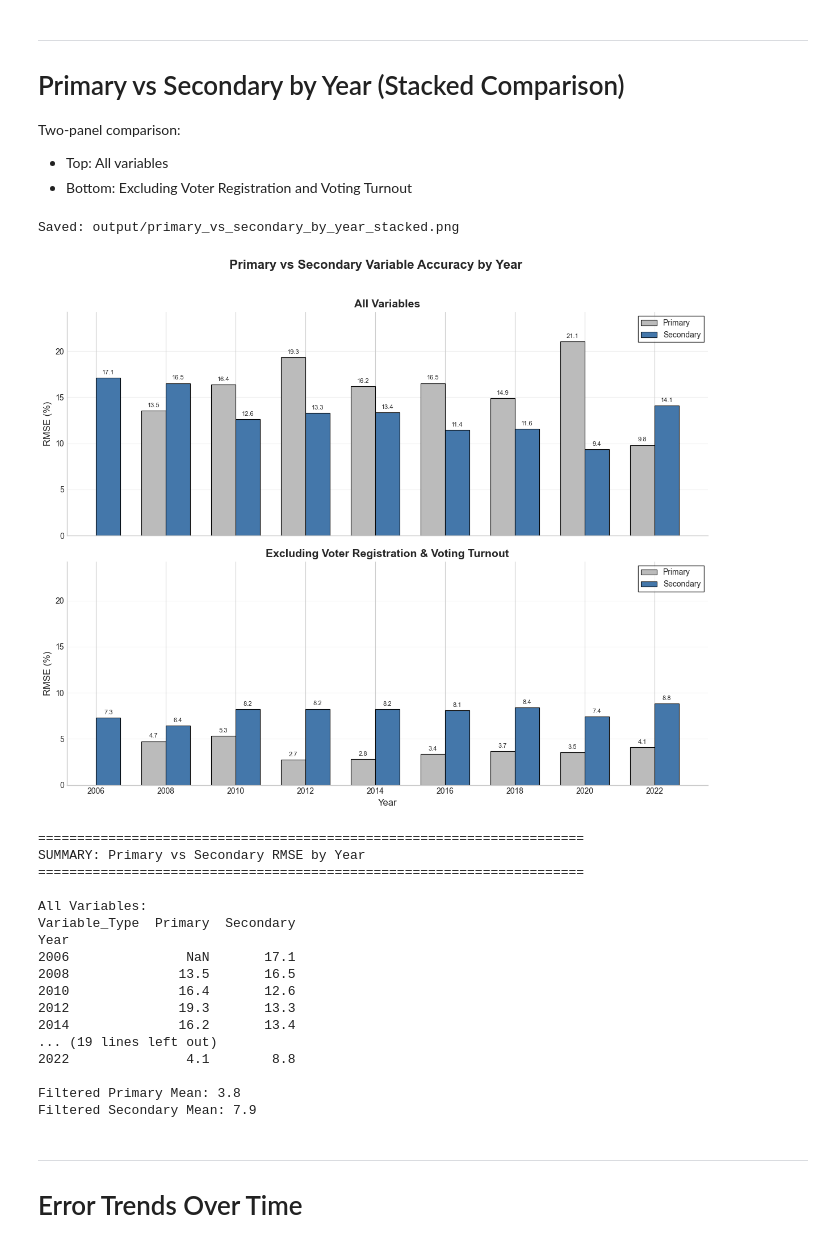
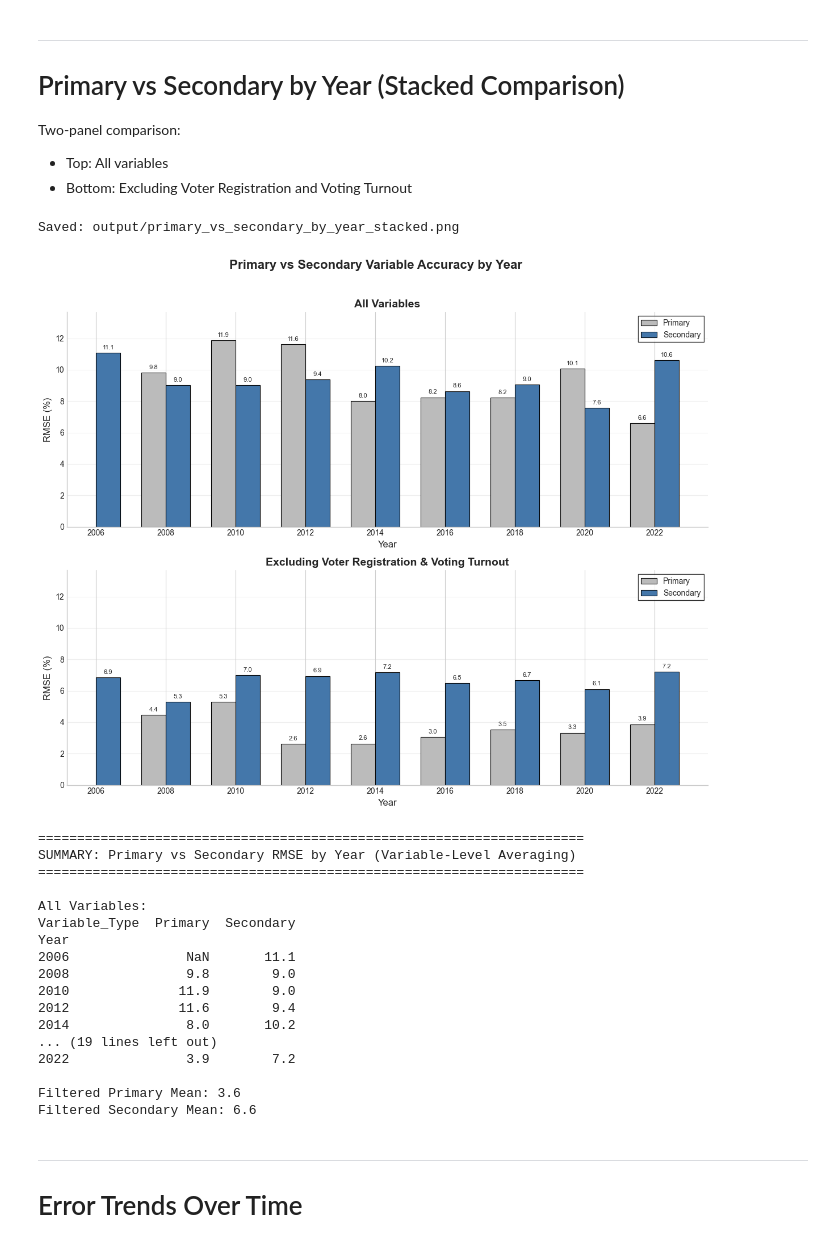
Before and after one commit to jdpru/CES-Accuracy-Analysis, a Jupyter notebook: tables_and_figures/figuresHQ.ipynb, the cells around one changed output. Cells and saved outputs as stored; diff of their text form; code cells hidden in the pictures.

```diff
--- a/tables_and_figures/figuresHQ.ipynb
+++ b/tables_and_figures/figuresHQ.ipynb
@@ -836,6 +836,7 @@ Two-panel comparison:
 # =============================================================================
 # PRIMARY VS SECONDARY BY YEAR - STACKED COMPARISON
 # Top: All variables | Bottom: Excluding Voter Registration & Voting Turnout
+# Uses variable-level RMSE averaging (consistent with Table A methodology)
 # =============================================================================
 
 # Get CES-weighted data
@@ -846,26 +847,48 @@ df_ces = most_specific[
 
 years = sorted(df_ces['Year'].unique())
 
-# Calculate RMSE by Year and Variable Type - ALL variables
-rmse_all = df_ces.groupby(['Year', 'Variable_Type']).apply(
-    lambda x: calculate_rmse(x['Error']), include_groups=False
-).reset_index(name='RMSE')
+# Function to calculate RMSE using variable-level averaging (consistent with Table A)
+def calc_rmse_var_avg(data):
+    """Calculate RMSE by first computing per-variable RMSE, then averaging."""
+    var_rmse = data.groupby('Variable')['Error'].apply(lambda x: np.sqrt(np.mean(x**2)))
+    return var_rmse.mean()
+
+# Calculate RMSE by Year and Variable Type - ALL variables (variable-level averaging)
+rmse_all_data = []
+for year in years:
+    for vtype in ['Primary', 'Secondary']:
+        df_yt = df_ces[(df_ces['Year'] == year) & (df_ces['Variable_Type'] == vtype)]
+        if len(df_yt) > 0:
+            rmse = calc_rmse_var_avg(df_yt)
+            rmse_all_data.append({'Year': year, 'Variable_Type': vtype, 'RMSE': rmse})
+
+rmse_all = pd.DataFrame(rmse_all_data)
 rmse_all_pivot = rmse_all.pivot(index='Year', columns='Variable_Type', values='RMSE')
 
 # Calculate RMSE by Year and Variable Type - EXCLUDING voter registration & turnout
 exclude_vars = ['Voter Registration', 'Voting Turnout']
 df_ces_filtered = df_ces[~df_ces['Variable'].isin(exclude_vars)]
 
-rmse_filtered = df_ces_filtered.groupby(['Year', 'Variable_Type']).apply(
-    lambda x: calculate_rmse(x['Error']), include_groups=False
-).reset_index(name='RMSE')
+rmse_filtered_data = []
+for year in years:
+    for vtype in ['Primary', 'Secondary']:
+        df_yt = df_ces_filtered[(df_ces_filtered['Year'] == year) & (df_ces_filtered['Variable_Type'] == vtype)]
+        if len(df_yt) > 0:
+            rmse = calc_rmse_var_avg(df_yt)
+            rmse_filtered_data.append({'Year': year, 'Variable_Type': vtype, 'RMSE': rmse})
+
+rmse_filtered = pd.DataFrame(rmse_filtered_data)
 rmse_filtered_pivot = rmse_filtered.pivot(index='Year', columns='Variable_Type', values='RMSE')
 
 # Create stacked figure
-fig, (ax1, ax2) = plt.subplots(2, 1, figsize=(12, 10), sharex=True)
+fig, (ax1, ax2) = plt.subplots(2, 1, figsize=(12, 10), sharex=False)
 
 x = np.arange(len(years))
 width = 0.35
+
+# Determine shared y-axis limit
+max_val = max(rmse_all_pivot.max().max(), rmse_filtered_pivot.max().max())
+y_lim = max_val * 1.15
 
 # Top panel: All variables
 bars1_top = ax1.bar(x - width/2, rmse_all_pivot['Primary'], width,
@@ -880,10 +903,13 @@ ax1.set_title('All Variables', fontsize=14, fontweight='bold')
 ax1.legend(loc='upper right', frameon=True, fancybox=False, edgecolor='black')
 ax1.spines['top'].set_visible(False)
 ax1.spines['right'].set_visible(False)
-ax1.set_ylim(0, max(rmse_all_pivot.max().max(), rmse_filtered_pivot.max().max()) * 1.15)
+ax1.set_ylim(0, y_lim)
 ax1.grid(axis='y', linestyle='-', alpha=0.3)
+ax1.set_xticks(x)
+ax1.set_xticklabels(years)
+ax1.set_xlabel('Year', fontsize=12)
 
-# Add value labels
+# Add value labels for top panel
 for bar in bars1_top:
     height = bar.get_height()
     if not np.isnan(height):
@@ -909,10 +935,10 @@ ax2.set_title('Excluding Voter Registration & Voting Turnout', fontsize=14, font
 ax2.legend(loc='upper right', frameon=True, fancybox=False, edgecolor='black')
 ax2.spines['top'].set_visible(False)
 ax2.spines['right'].set_visible(False)
-ax2.set_ylim(0, max(rmse_all_pivot.max().max(), rmse_filtered_pivot.max().max()) * 1.15)
+ax2.set_ylim(0, y_lim)
 ax2.grid(axis='y', linestyle='-', alpha=0.3)
 
-# Add value labels
+# Add value labels for bottom panel
 for bar in bars1_bot:
     height = bar.get_height()
     if not np.isnan(height):
@@ -920,52 +946,52 @@ for bar in bars1_bot:
                     xytext=(0, 3), textcoords="offset points", ha='center', va='bottom', fontsize=8)
 for bar in bars2_bot:
     height = bar.get_height()
     if not np.isnan(height):
         ax2.annotate(f'{height:.1f}', xy=(bar.get_x() + bar.get_width()/2, height),
                     xytext=(0, 3), textcoords="offset points", ha='center', va='bottom', fontsize=8)
 
 ax2.set_xticks(x)
 ax2.set_xticklabels(years)
 
 fig.suptitle('Primary vs Secondary Variable Accuracy by Year', fontsize=16, fontweight='bold', y=0.98)
 plt.tight_layout(rect=[0, 0, 1, 0.96])
 
 save_figure(fig, 'primary_vs_secondary_by_year_stacked.png', tight=False)
 plt.show()
 
 # Print summary statistics
 print("\n" + "="*70)
-print("SUMMARY: Primary vs Secondary RMSE by Year")
+print("SUMMARY: Primary vs Secondary RMSE by Year (Variable-Level Averaging)")
 print("="*70)
 print("\nAll Variables:")
 print(rmse_all_pivot.round(1).to_string())
 print(f"\nOverall Primary Mean: {rmse_all_pivot['Primary'].mean():.1f}")
 print(f"Overall Secondary Mean: {rmse_all_pivot['Secondary'].mean():.1f}")
 
 print("\nExcluding Voter Registration & Voting Turnout:")
 print(rmse_filtered_pivot.round(1).to_string())
 print(f"\nFiltered Primary Mean: {rmse_filtered_pivot['Primary'].mean():.1f}")
 print(f"Filtered Secondary Mean: {rmse_filtered_pivot['Secondary'].mean():.1f}")
 # %% [output]
 Saved: output/primary_vs_secondary_by_year_stacked.png
-[figure, old version]
+[figure, new version]
 ======================================================================
-SUMMARY: Primary vs Secondary RMSE by Year
+SUMMARY: Primary vs Secondary RMSE by Year (Variable-Level Averaging)
 ======================================================================
 
 All Variables:
 Variable_Type  Primary  Secondary
 Year
-2006               NaN       17.1
-2008              13.5       16.5
-2010              16.4       12.6
-2012              19.3       13.3
-2014              16.2       13.4
+2006               NaN       11.1
+2008               9.8        9.0
+2010              11.9        9.0
+2012              11.6        9.4
+2014               8.0       10.2
 ... (19 lines left out)
-2022               4.1        8.8
+2022               3.9        7.2
 
-Filtered Primary Mean: 3.8
-Filtered Secondary Mean: 7.9
+Filtered Primary Mean: 3.6
+Filtered Secondary Mean: 6.6
 # %% [markdown]
 ---
 # Error Trends Over Time
```
Also changed, not shown: parts of 1 cell of this notebook, 1 other file.
